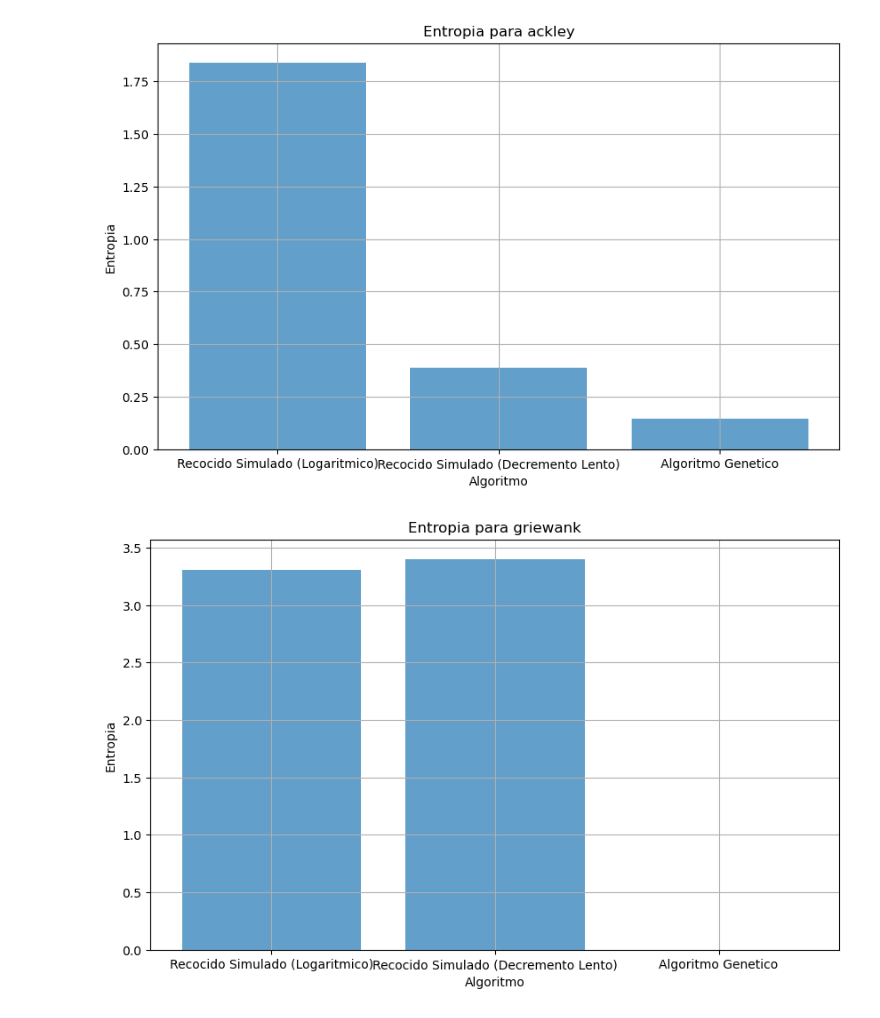
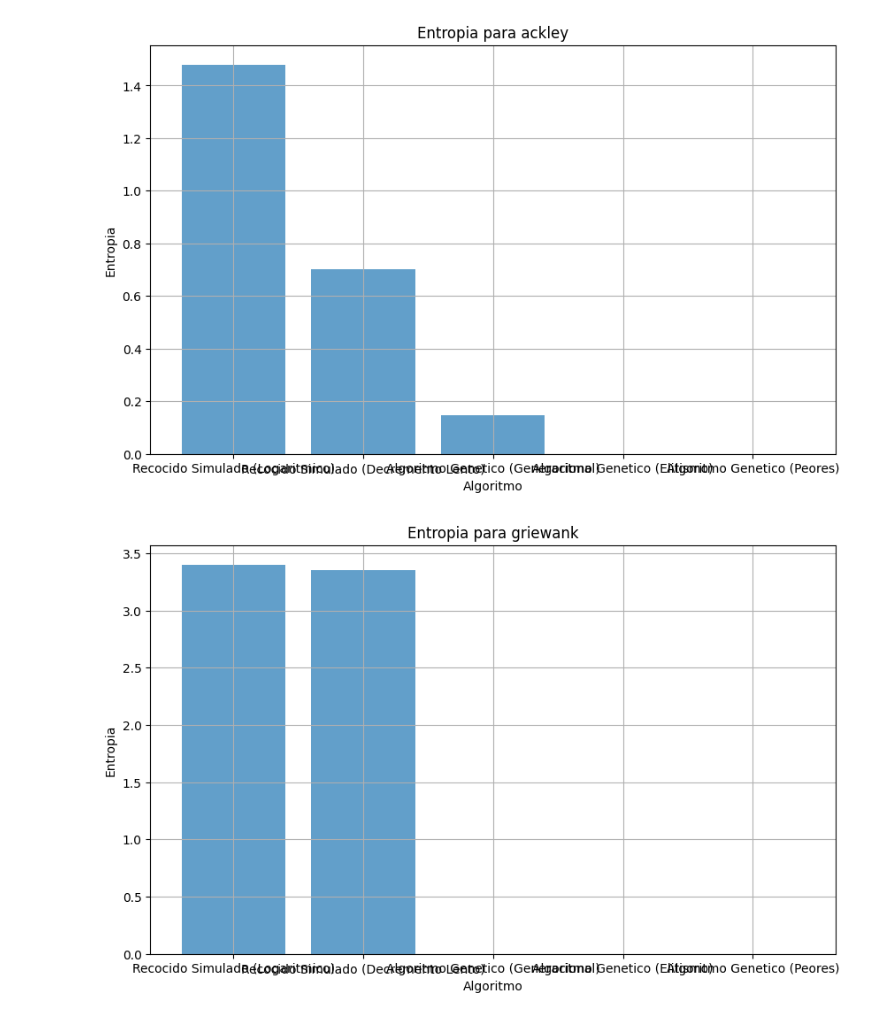
Before and after one commit to CarlosCastanon2099/Computo-Evolutivo, a Jupyter notebook: Tareas/Tarea-05/Tarea 5.ipynb, the cells around one changed output. Drawn from its saved outputs; the diff is of its cells as text; code cells hidden in the pictures.

```diff
--- a/Tareas/Tarea-05/Tarea 5.ipynb
+++ b/Tareas/Tarea-05/Tarea 5.ipynb
@@ -331,9 +332,21 @@ def ejecutar_experimentos(funciones, dimension=10, repeticiones=30, semilla=None
         for _ in range(repeticiones):
             inicio = time.time()
 
-            # Ejecutamos el algoritmo genetico
-            mejor_aptitud_genetico, _ = algoritmo_genetico(30, 1000, dimension, 0.1, funcion, 'elitismo')
-            tiempo_genetico = time.time() - inicio
+            # Ejecutamos el algoritmo genetico con esquema generacional
+            mejor_aptitud_genetico_gen, _ = algoritmo_genetico(30, 1000, dimension, 0.1, funcion, 'generacional')
+            tiempo_generacional = time.time() - inicio
+
+            inicio = time.time()
+
+            # Ejecutamos el algoritmo genetico con esquema generacional con elitismo
+            mejor_aptitud_genetico_elite, _ = algoritmo_genetico(30, 1000, dimension, 0.1, funcion, 'elitismo')
+            tiempo_elitismo = time.time() - inicio
+
+            inicio = time.time()
+
+            # Ejecutamos el algoritmo genetico con esquema reemplazo de los peores
+            mejor_aptitud_genetico_peor, _ = algoritmo_genetico(30, 1000, dimension, 0.1, funcion, 'peores')
+            tiempo_peor = time.time() - inicio
 
             inicio = time.time()
 
@@ -349,9 +362,23 @@ def ejecutar_experimentos(funciones, dimension=10, repeticiones=30, semilla=None
 
             resultados_funcion.append({
                 'Funcion': funcion,
-                'Algoritmo': 'Algoritmo Genetico',
-                'Mejor Aptitud': min(mejor_aptitud_genetico),
-                'Tiempo': tiempo_genetico
+                'Algoritmo': 'Algoritmo Genetico (Generacional)',
+                'Mejor Aptitud': min(mejor_aptitud_genetico_gen),
+                'Tiempo': tiempo_generacional
+            })
+
+            resultados_funcion.append({
+                'Funcion': funcion,
+                'Algoritmo': 'Algoritmo Genetico (Elitismo)',
+                'Mejor Aptitud': min(mejor_aptitud_genetico_elite),
+                'Tiempo': tiempo_elitismo
+            })
+
+            resultados_funcion.append({
+                'Funcion': funcion,
+                'Algoritmo': 'Algoritmo Genetico (Reemplazo de los peores)',
+                'Mejor Aptitud': min(mejor_aptitud_genetico_peor),
+                'Tiempo': tiempo_peor
             })
 
             resultados_funcion.append({
@@ -399,7 +426,7 @@ print(df_parametros)
 # Funcion para graficar la evolucion de aptitud
 def graficar_evolucion_aptitud(resultados, funcion):
     plt.figure(figsize=(10, 6))
-    for algoritmo in ['Recocido Simulado (Logaritmico)', 'Recocido Simulado (Decremento Lento)', 'Algoritmo Genetico']:
+    for algoritmo in ['Recocido Simulado (Logaritmico)', 'Recocido Simulado (Decremento Lento)', 'Algoritmo Genetico (Generacional)','Algoritmo Genetico (Elitismo)','Algoritmo Genetico (Peores)']:
         aptitudes = [r['Mejor Aptitud'] for r in resultados if r['Funcion'] == funcion and r['Algoritmo'] == algoritmo]
         plt.plot(range(len(aptitudes)), aptitudes, label=algoritmo)
     plt.title(f'Evolucion de Aptitud para {funcion}')
@@ -464,7 +491,7 @@ def calcular_diversidad_hamming(soluciones):
 def graficar_diversidad(resultados, funcion):
     diversidades_euclidiana = []
     diversidades_hamming = []
-    algoritmos = ['Recocido Simulado (Logaritmico)', 'Recocido Simulado (Decremento Lento)', 'Algoritmo Genetico']
+    algoritmos = ['Recocido Simulado (Logaritmico)', 'Recocido Simulado (Decremento Lento)', 'Algoritmo Genetico (Generacional)','Algoritmo Genetico (Elitismo)','Algoritmo Genetico (Peores)']
     for algoritmo in algoritmos:
         soluciones = [r['Mejor Aptitud'] for r in resultados if r['Funcion'] == funcion and r['Algoritmo'] == algoritmo]
         diversidades_euclidiana.append(calcular_diversidad_euclidiana(soluciones))
@@ -500,7 +527,7 @@ def calcular_entropia(soluciones):
 # Funcion para graficar la entropia
 def graficar_entropia(resultados, funcion):
     entropias = []
-    algoritmos = ['Recocido Simulado (Logaritmico)', 'Recocido Simulado (Decremento Lento)', 'Algoritmo Genetico']
+    algoritmos = ['Recocido Simulado (Logaritmico)', 'Recocido Simulado (Decremento Lento)', 'Algoritmo Genetico (Generacional)','Algoritmo Genetico (Elitismo)','Algoritmo Genetico (Peores)']
     for algoritmo in algoritmos:
         soluciones = [r['Mejor Aptitud'] for r in resultados if r['Funcion'] == funcion and r['Algoritmo'] == algoritmo]
         entropias.append(calcular_entropia(soluciones))
@@ -521,2 +548,2 @@ for funcion in funciones:
-[figure, old version]
+[figure, new version]
-[figure, old version]
+[figure, new version]
```
Also changed, not shown: parts of 16 cells of this notebook, 3 other files.
